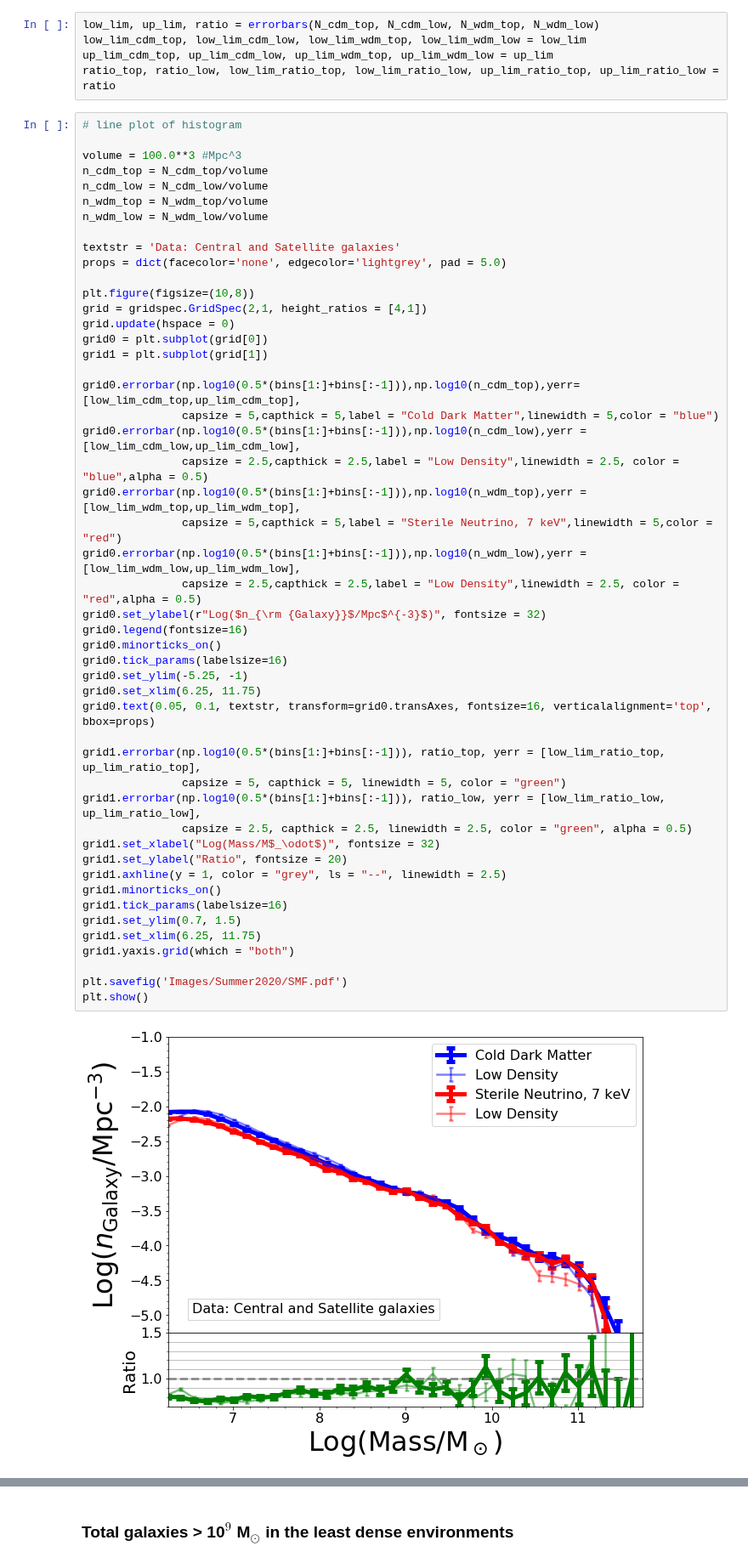
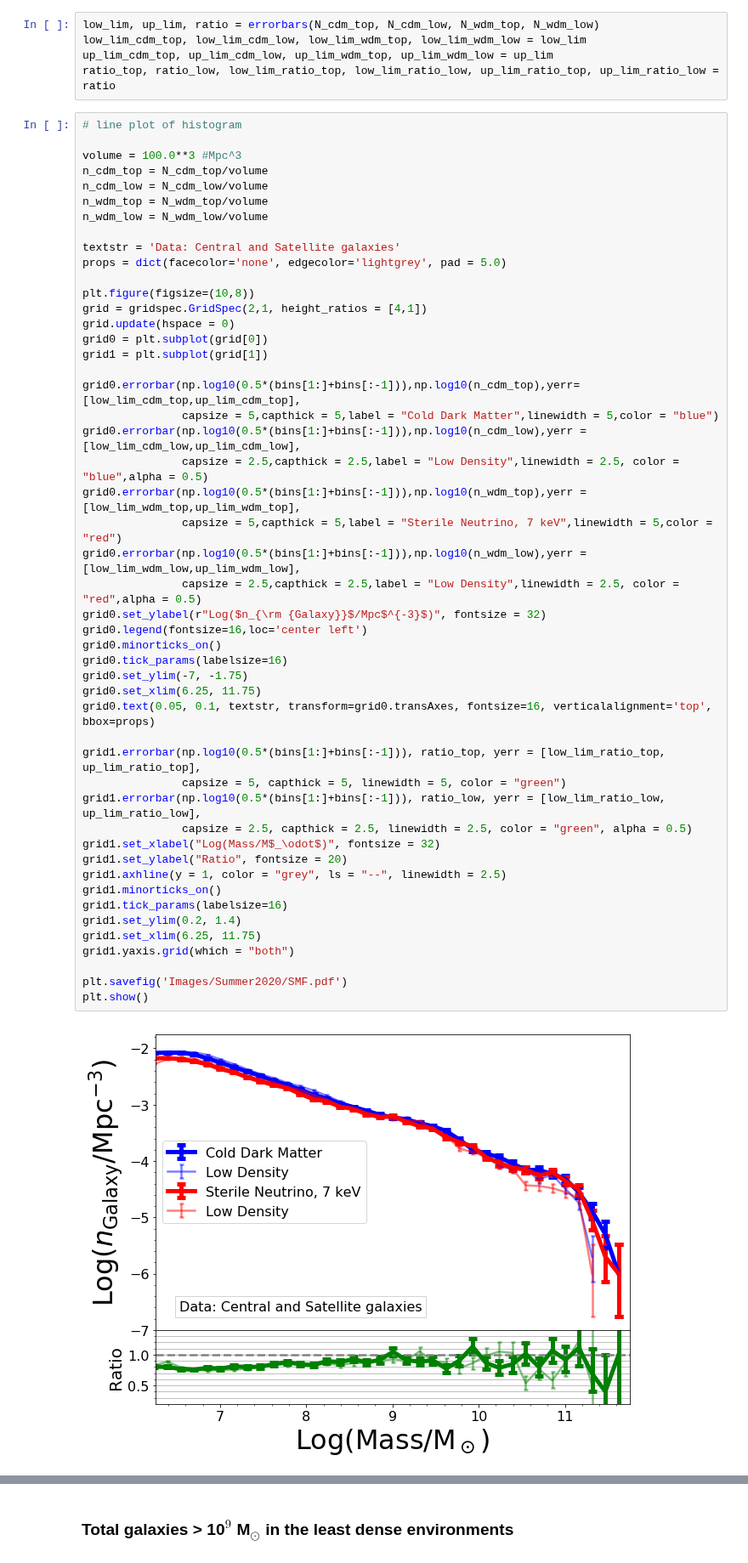
Before and after one commit to mshiferaw/WDM, a Jupyter notebook: Summer 2020/0 Environment_Galaxies_Part3.ipynb, the cells around one changed output, grey strips where cells are left out. Shown at 85% size. Drawn from its saved outputs; the diff is of its cells as text.

```diff
--- a/Summer 2020/0 Environment_Galaxies_Part3.ipynb
+++ b/Summer 2020/0 Environment_Galaxies_Part3.ipynb
@@ -461,37 +461,37 @@ grid1 = plt.subplot(grid[1])
 
 grid0.errorbar(np.log10(0.5*(bins[1:]+bins[:-1])),np.log10(n_cdm_top),yerr=[low_lim_cdm_top,up_lim_cdm_top],
                capsize = 5,capthick = 5,label = "Cold Dark Matter",linewidth = 5,color = "blue")
 grid0.errorbar(np.log10(0.5*(bins[1:]+bins[:-1])),np.log10(n_cdm_low),yerr = [low_lim_cdm_low,up_lim_cdm_low],
                capsize = 2.5,capthick = 2.5,label = "Low Density",linewidth = 2.5, color = "blue",alpha = 0.5)
 grid0.errorbar(np.log10(0.5*(bins[1:]+bins[:-1])),np.log10(n_wdm_top),yerr = [low_lim_wdm_top,up_lim_wdm_top],
                capsize = 5,capthick = 5,label = "Sterile Neutrino, 7 keV",linewidth = 5,color = "red")
 grid0.errorbar(np.log10(0.5*(bins[1:]+bins[:-1])),np.log10(n_wdm_low),yerr = [low_lim_wdm_low,up_lim_wdm_low],
                capsize = 2.5,capthick = 2.5,label = "Low Density",linewidth = 2.5, color = "red",alpha = 0.5)
 grid0.set_ylabel(r"Log($n_{\rm {Galaxy}}$/Mpc$^{-3}$)", fontsize = 32)
-grid0.legend(fontsize=16)
+grid0.legend(fontsize=16,loc='center left')
 grid0.minorticks_on()
 grid0.tick_params(labelsize=16)
-grid0.set_ylim(-5.25, -1)
+grid0.set_ylim(-7, -1.75)
 grid0.set_xlim(6.25, 11.75)
 grid0.text(0.05, 0.1, textstr, transform=grid0.transAxes, fontsize=16, verticalalignment='top', bbox=props)
 
 grid1.errorbar(np.log10(0.5*(bins[1:]+bins[:-1])), ratio_top, yerr = [low_lim_ratio_top, up_lim_ratio_top],
                capsize = 5, capthick = 5, linewidth = 5, color = "green")
 grid1.errorbar(np.log10(0.5*(bins[1:]+bins[:-1])), ratio_low, yerr = [low_lim_ratio_low, up_lim_ratio_low],
                capsize = 2.5, capthick = 2.5, linewidth = 2.5, color = "green", alpha = 0.5)
 grid1.set_xlabel("Log(Mass/M$_\odot$)", fontsize = 32)
 grid1.set_ylabel("Ratio", fontsize = 20)
 grid1.axhline(y = 1, color = "grey", ls = "--", linewidth = 2.5)
 grid1.minorticks_on()
 grid1.tick_params(labelsize=16)
-grid1.set_ylim(0.7, 1.5)
+grid1.set_ylim(0.2, 1.4)
 grid1.set_xlim(6.25, 11.75)
 grid1.yaxis.grid(which = "both")
 
 plt.savefig('Images/Summer2020/SMF.pdf')
 plt.show()
 # %% [output]
-[figure, old version]
+[figure, new version]
 # %%
 # line plot of histogram
 
```
Also changed, not shown: parts of 3 cells of this notebook.
